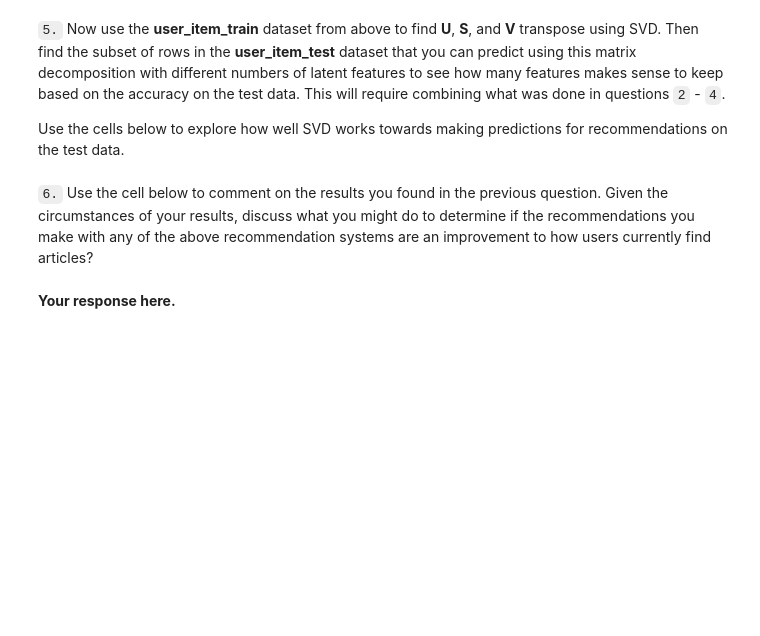
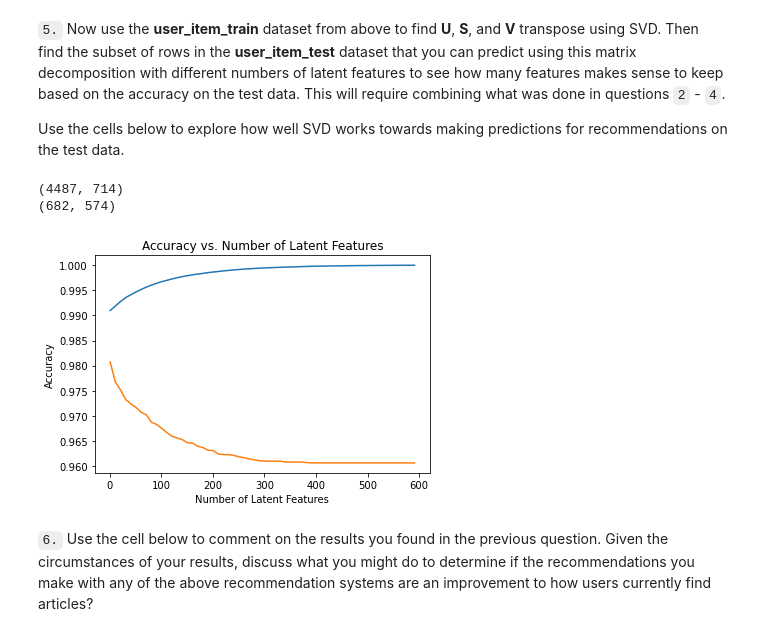
Before and after one commit to stluc/IBM_recommendation_engine, a Jupyter notebook: Recommendations_with_IBM.ipynb, the cells around one changed output. Drawn from its saved outputs; the diff is of its cells as text; code cells hidden in the pictures; blank space fills up the shorter version.

```diff
--- a/Recommendations_with_IBM.ipynb
+++ b/Recommendations_with_IBM.ipynb
@@ -563,4 +574,4 @@ user_item_matrix.head()
 # %%
 # Perform SVD on the User-Item Matrix Here
 
-u, s, vt = # use the built in to get the three matrices
+u, s, vt = np.linalg.svd(user_item_matrix)
@@ -619,7 +632,10 @@ def create_test_and_train_user_item(df_train, df_test):
     test_arts - all of the test article ids
 
     '''
-    # Your code here
+    user_item_train = create_user_item_matrix(df_train)
+    user_item_test = create_user_item_matrix(df_test)
+    test_idx = user_item_test.index.values
+    test_arts = user_item_test.columns.values
 
     return user_item_train, user_item_test, test_idx, test_arts
 
@@ -644,6 +697,12 @@ t.sol_4_test(sol_4_dict)
 `5.` Now use the **user_item_train** dataset from above to find **U**, **S**, and **V** transpose using SVD. Then find the subset of rows in the **user_item_test** dataset that you can predict using this matrix decomposition with different numbers of latent features to see how many features makes sense to keep based on the accuracy on the test data. This will require combining what was done in questions `2` - `4`.
 
 Use the cells below to explore how well SVD works towards making predictions for recommendations on the test data.
+# %%
+print(user_item_train.shape)
+print(user_item_test.shape)
+# %% [output]
+(4487, 714)
+(682, 574)
 # %%
 # fit SVD on the user_item_train matrix
-u_train, s_train, vt_train = # fit svd similar to above then use the cells below
+u_train, s_train, vt_train = np.linalg.svd(user_item_train)
@@ -653,4 +709,48 @@ u_train, s_train, vt_train = # fit svd similar to above then use the cells below
+# %%
+# users that can be predicted
+test_predictables = np.intersect1d(test_idx, user_item_train.index.values)
+
+user_rows_train = np.intersect1d(user_item_train.index, test_predictables)
+user_rows_train = [user_item_train.index.get_loc(row) for row in user_rows_train]
+article_columns_train = np.intersect1d(user_item_train.columns, user_item_test.columns)
+article_columns_train = [user_item_train.columns.get_loc(col) for col in article_columns_train]
+
+user_item_test_subset = user_item_test.loc[test_predictables, :]
+# %%
+num_latent_feats = np.arange(1, 601, 10)
+sum_errs_train = []
+sum_errs_test = []
+
+for k in num_latent_feats:
+    # restructure with k latent features
+    s_new, u_new, vt_new = np.diag(
+        s_train[:k]), u_train[:, :k], vt_train[:k, :]
+    s_test, u_test, vt_test = s_new, u_new[user_rows_train, :], vt_new[:,article_columns_train]
+
+    # take dot product
+    user_item_est_train = np.around(np.dot(np.dot(u_new, s_new), vt_new))
+    user_item_est_test = np.around(np.dot(np.dot(u_test, s_test), vt_test))
+
+    # compute error for each prediction to actual value
+    diffs_train = np.subtract(user_item_train, user_item_est_train)
+    diffs_test = np.subtract(user_item_test_subset, user_item_est_test)
+
+    # total errors and keep track of them
+    err_train = np.sum(np.sum(np.abs(diffs_train)))
+    err_test = np.sum(np.sum(np.abs(diffs_test)))
+    sum_errs_train.append(err_train)
+    sum_errs_test.append(err_test)
+
+# the max error possible is the sum of the max difference (1) for every article/user
+max_error_train = user_item_train.shape[0]*user_item_train.shape[1]
+max_error_test = user_item_test_subset.shape[0]*user_item_test_subset.shape[1]
+
+plt.plot(num_latent_feats, 1 - np.array(sum_errs_train)/max_error_train, label='Train')
+plt.plot(num_latent_feats, 1 - np.array(sum_errs_test)/max_error_test, label='Test')
+plt.xlabel('Number of Latent Features');
+plt.ylabel('Accuracy');
+plt.title('Accuracy vs. Number of Latent Features');
+# %% [output]
+[figure, added]
 # %% [markdown]
 `6.` Use the cell below to comment on the results you found in the previous question. Given the circumstances of your results, discuss what you might do to determine if the recommendations you make with any of the above recommendation systems are an improvement to how users currently find articles?
-# %% [markdown]
-**Your response here.**
```
Also changed, not shown: parts of 15 cells of this notebook.
